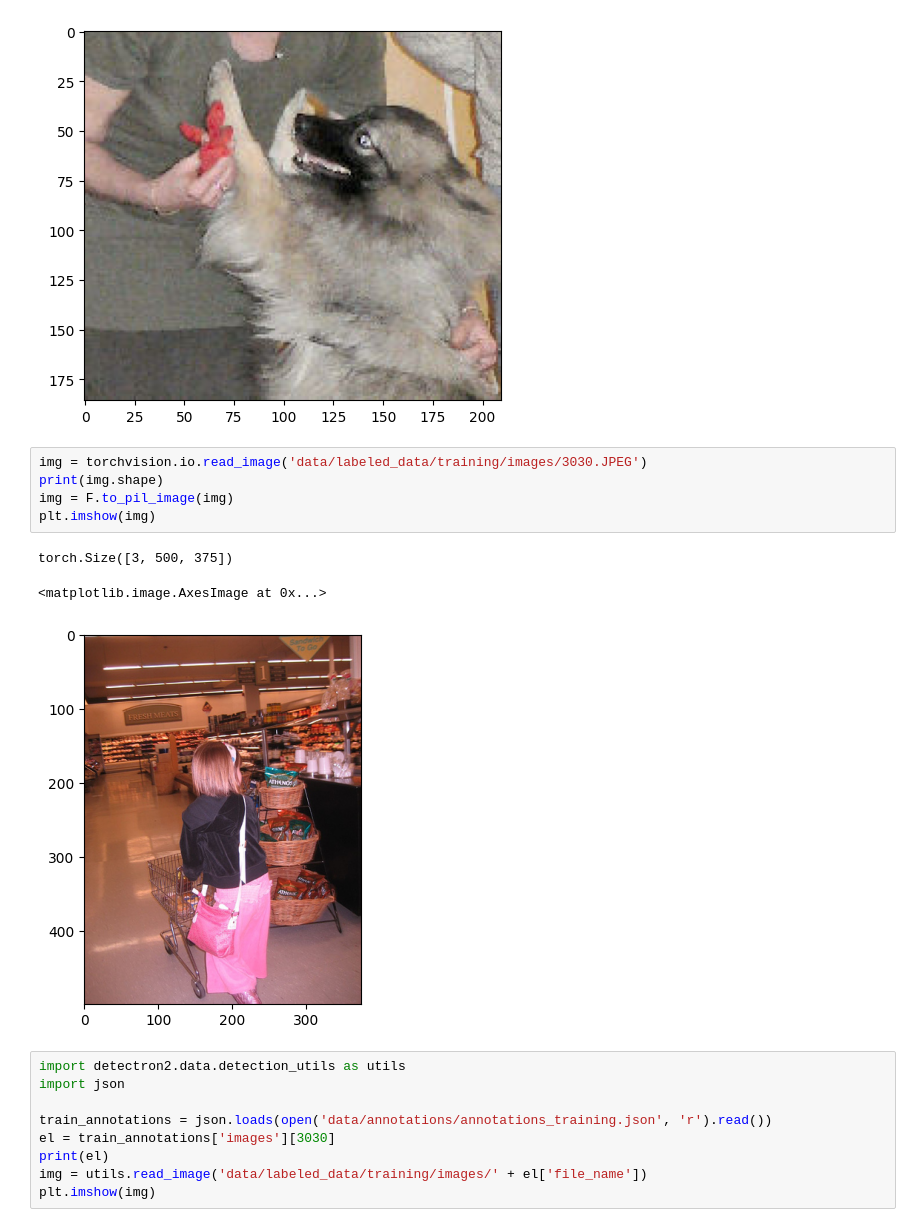
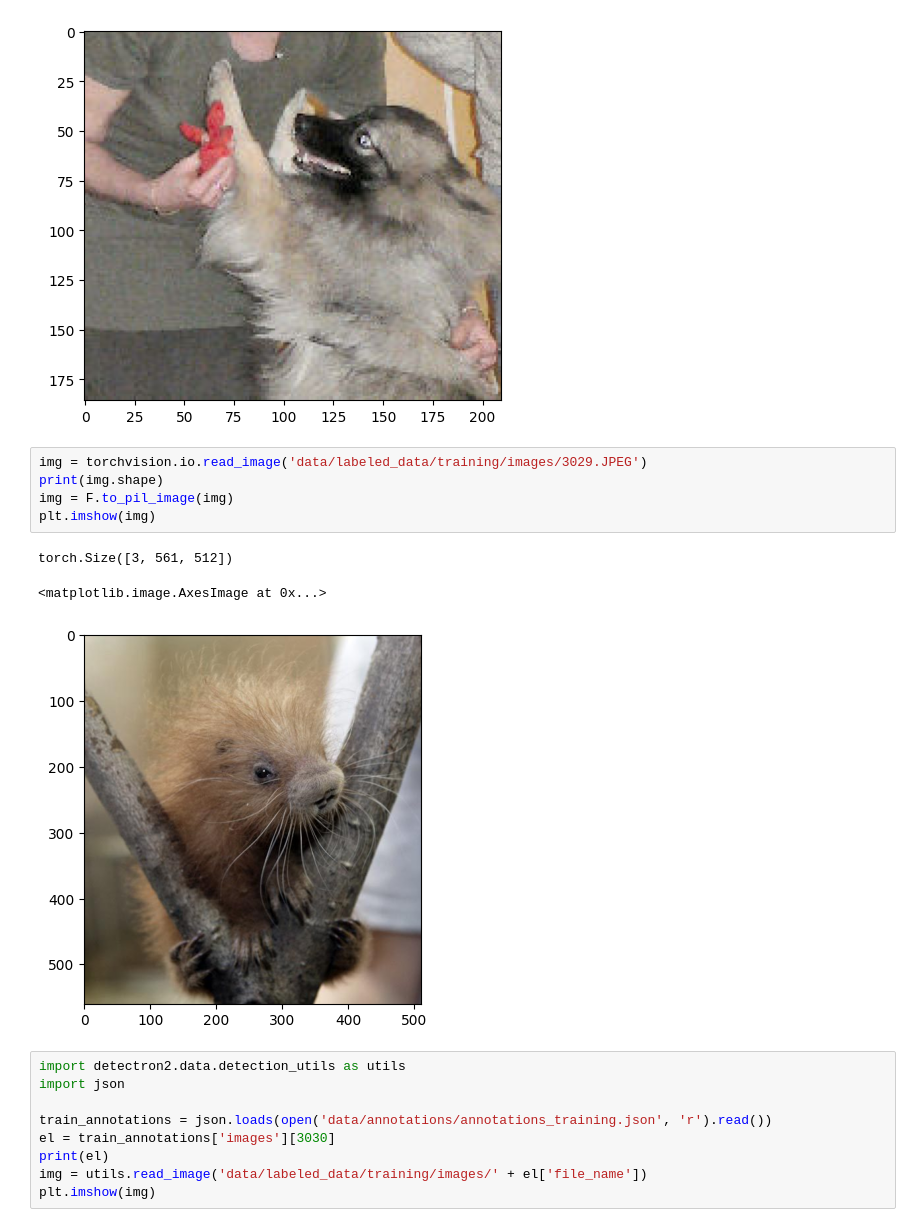
Before and after one commit to pscollins/NYU-Deep-Learning-Fall-2022, a Jupyter notebook: visualization.ipynb, the cells around one changed output. Saved outputs shown, nothing was run; the diff lists cells and outputs as text.

```diff
--- a/visualization.ipynb
+++ b/visualization.ipynb
@@ -108,14 +108,14 @@ torch.Size([3, 186, 210])
 <matplotlib.image.AxesImage at 0x...>
 [figure]
 # %%
-img = torchvision.io.read_image('data/labeled_data/training/images/3030.JPEG')
+img = torchvision.io.read_image('data/labeled_data/training/images/3029.JPEG')
 print(img.shape)
 img = F.to_pil_image(img)
 plt.imshow(img)
 # %% [output]
-torch.Size([3, 500, 375])
+torch.Size([3, 561, 512])
 <matplotlib.image.AxesImage at 0x...>
-[figure, old version]
+[figure, new version]
 # %%
 import detectron2.data.detection_utils as utils
 import json
```
Also changed, not shown: parts of 2 cells of this notebook.
